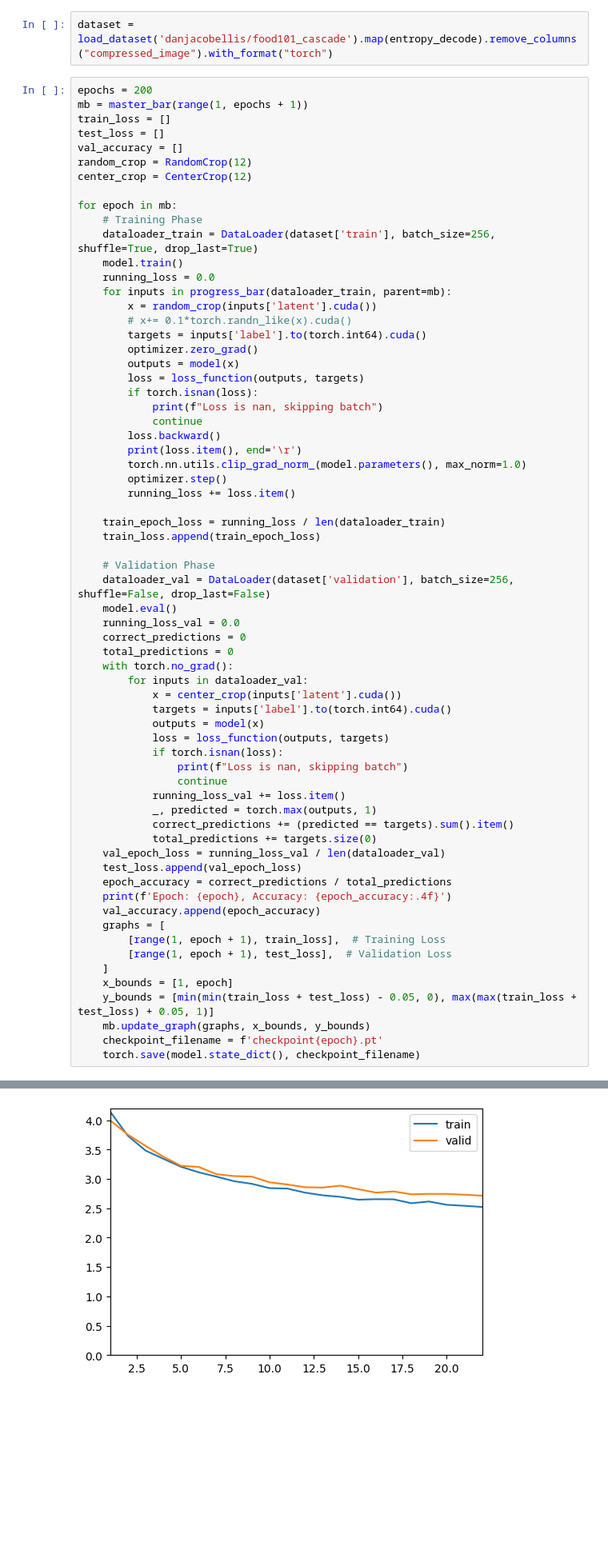
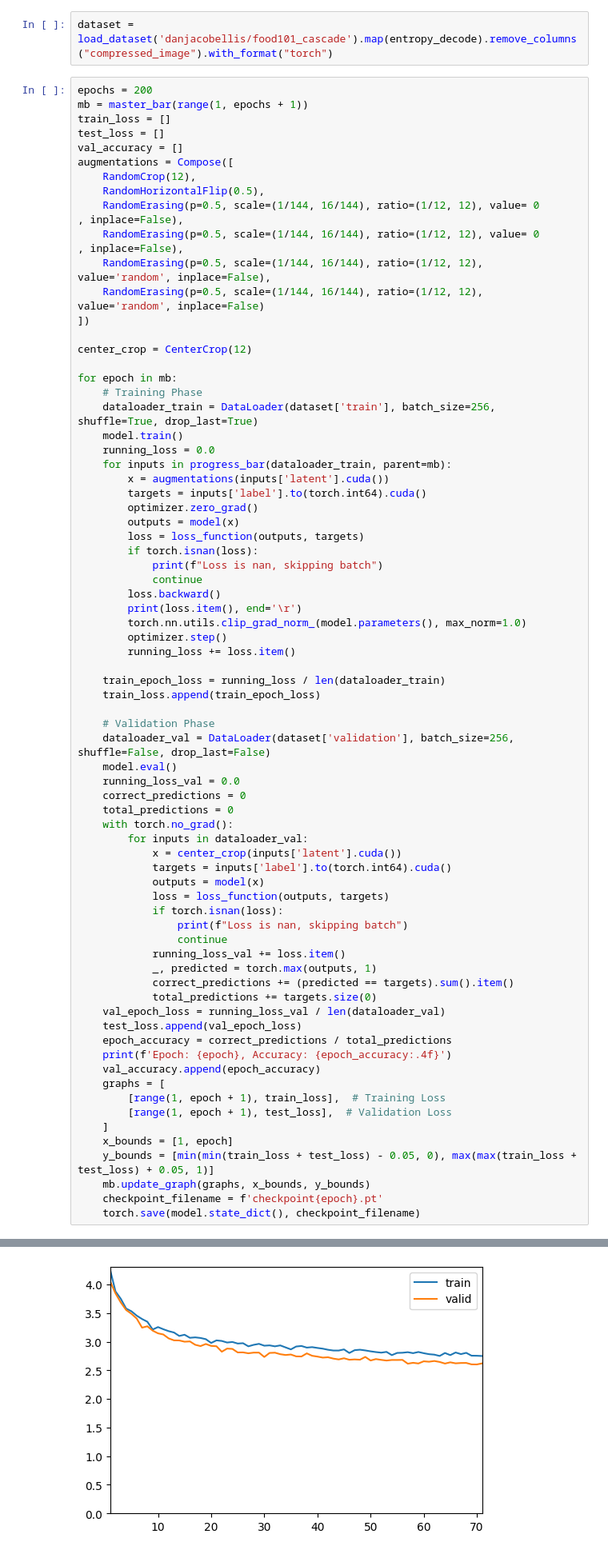
Before and after one commit to danjacobellis/BF, a Jupyter notebook: train_food101.ipynb, the cells around one changed output, grey strips where cells are left out. Shown at 80% size. Saved outputs shown, nothing was run; the diff lists cells and outputs as text; blank space fills up the shorter version.

Commit message:
v4 random erasing

```diff
--- a/train_food101.ipynb
+++ b/train_food101.ipynb
@@ -132,7 +132,15 @@ mb = master_bar(range(1, epochs + 1))
 train_loss = []
 test_loss = []
 val_accuracy = []
-random_crop = RandomCrop(12)
+augmentations = Compose([
+    RandomCrop(12),
+    RandomHorizontalFlip(0.5),
+    RandomErasing(p=0.5, scale=(1/144, 16/144), ratio=(1/12, 12), value= 0      , inplace=False),
+    RandomErasing(p=0.5, scale=(1/144, 16/144), ratio=(1/12, 12), value= 0      , inplace=False),
+    RandomErasing(p=0.5, scale=(1/144, 16/144), ratio=(1/12, 12), value='random', inplace=False),
+    RandomErasing(p=0.5, scale=(1/144, 16/144), ratio=(1/12, 12), value='random', inplace=False)
+])
+
 center_crop = CenterCrop(12)
 
 for epoch in mb:
@@ -141,8 +149,7 @@ for epoch in mb:
     model.train()
     running_loss = 0.0
     for inputs in progress_bar(dataloader_train, parent=mb):
-        x = random_crop(inputs['latent'].cuda())
-        # x+= 0.1*torch.randn_like(x).cuda()
+        x = augmentations(inputs['latent'].cuda())
         targets = inputs['label'].to(torch.int64).cuda()
         optimizer.zero_grad()
         outputs = model(x)
@@ -203 +210 @@ Epoch: 1, Accuracy: 0.1286
-[figure, old version]
+[figure, new version]
```
Also changed, not shown: parts of 3 cells of this notebook.
